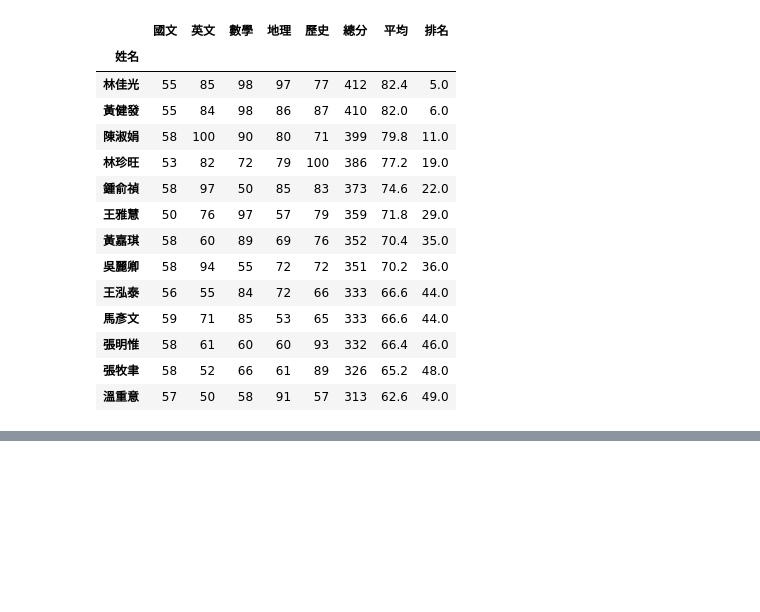
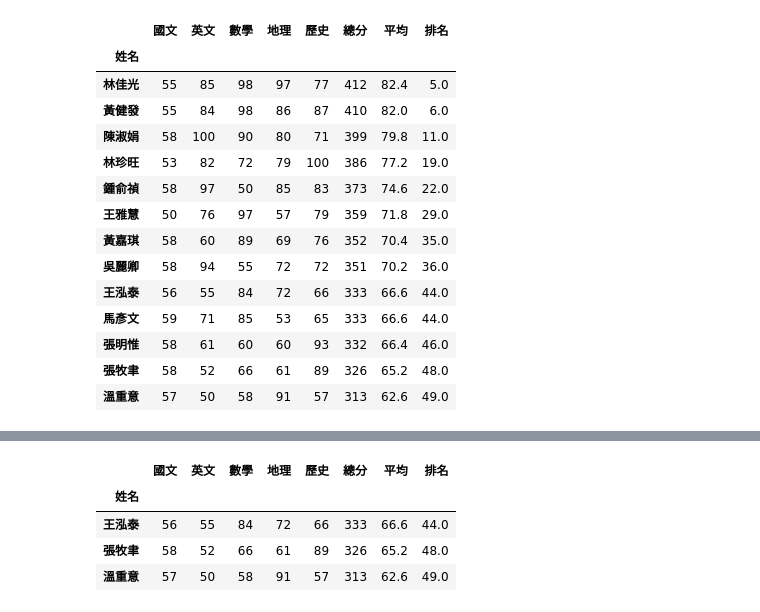
Before and after one commit to jsdhwdmaX09/aaaab, a Jupyter notebook: lesson17_4.ipynb, the cells around one changed output, grey strips where cells are left out. Saved outputs shown, nothing was run; the diff lists cells and outputs as text; code cells hidden in the pictures; blank space fills up the shorter version.

```diff
--- a/lesson17_4.ipynb
+++ b/lesson17_4.ipynb
@@ -87,0 +129,9 @@ dataFrame2[dataFrame2['國文'] < 60]
+# %%
+#國文成績和英文同時不及格的,subscript
+dataFrame2[(dataFrame2['國文'] < 60) & (dataFrame2['英文'] < 60)]
+# %% [output]
+|  | 國文 | 英文 | 數學 | 地理 | 歷史 | 總分 | 平均 | 排名 |
+| 姓名 |  |  |  |  |  |  |  |  |
+| 王泓泰 | 56 | 55 | 84 | 72 | 66 | 333 | 66.6 | 44.0 |
+| 張牧聿 | 58 | 52 | 66 | 61 | 89 | 326 | 65.2 | 48.0 |
+| 溫重意 | 57 | 50 | 58 | 91 | 57 | 313 | 62.6 | 49.0 |
```
Also changed, not shown: parts of 5 cells of this notebook, 1 other file.
